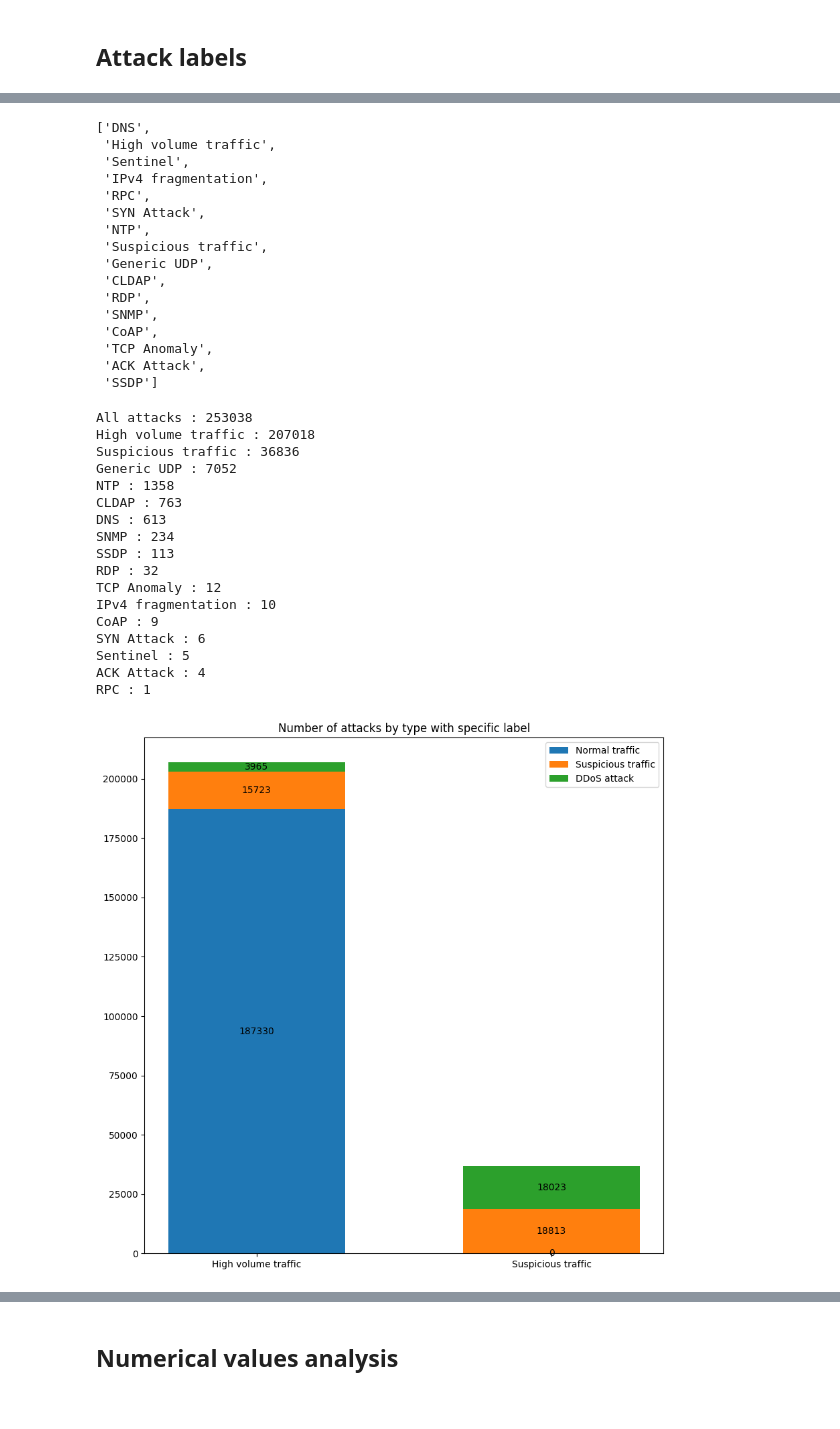
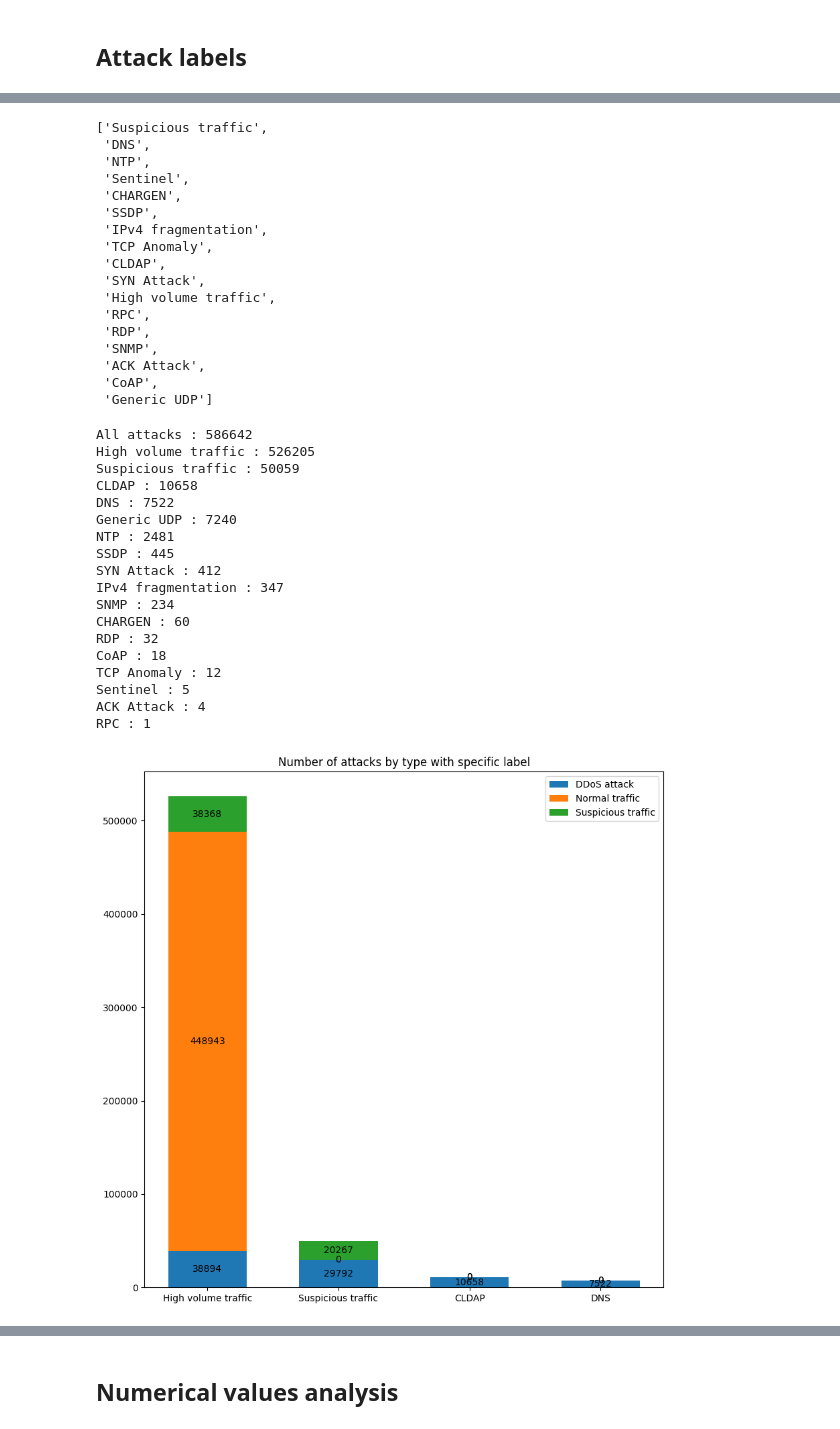
Before and after one commit to LordLokator/ADAML_24, a Jupyter notebook: ETA.ipynb, the cells around one changed output, grey strips where cells are left out. Saved outputs shown, nothing was run; the diff lists cells and outputs as text; code cells hidden in the pictures.

```diff
--- a/ETA.ipynb
+++ b/ETA.ipynb
@@ -39,7 +43,7 @@ vector_df.head()
 # %%
 # see how many records are in different classes
 value_counts = attack_df['Type'].value_counts()
-labels = value_counts.index
+labels = sorted(value_counts.index)
 print(value_counts)
 
 # Plot
@@ -48,6 +52,7 @@ plt.pie(value_counts.values, labels = value_counts.index,  autopct='%1.1f%%', co
 plt.axis('equal')
 plt.title("Distribution of Attack Types")
 
+plt.savefig('imgs/attack_df_type_dist.jpg', bbox_inches='tight')
 plt.show()
 # %% [output]
 Normal traffic        124137
@@ -409,6 +424,8 @@ vector_df.head()
 | 4 | 4 | 1 | sga10gq0 | IP_0002 | 4500 | High volume traffic | 0 | 59500 | ... |
 # %%
 # add labels to the dataset
+attack_df = pd.read_csv(attacks_path)
+vector_df = pd.read_csv(vectors_path)
 vector_df = pd.merge(vector_df, attack_df[['Attack ID', 'Type']], on='Attack ID', how='left')
 vector_df.head()
 # %% [output]
@@ -421,7 +438,7 @@ vector_df.head()
 # %%
 # see how many records are in different classes
 value_counts = vector_df['Type'].value_counts()
-labels = value_counts.index
+labels = sorted(value_counts.index)
 print(value_counts)
 
 # Plot
@@ -430,5 +447,7 @@ plt.pie(value_counts.values, labels = value_counts.index,  autopct='%1.1f%%', co
 plt.axis('equal')
 plt.title("Distribution of Attack Types")
 
+plt.savefig('imgs/vector_df_type_dist.jpg', bbox_inches='tight')
+
 plt.show()
 # %% [output]
@@ -473,22 +492,23 @@ for mixed_label in attack_labels_mixed:
 attack_labels = list(set(attack_labels))
 attack_labels
 # %% [output]
-['DNS',
+['Suspicious traffic',
+ 'DNS',
+ 'NTP',
+ 'Sentinel',
+ 'CHARGEN',
+ 'SSDP',
+ 'IPv4 fragmentation',
+ 'TCP Anomaly',
+ 'CLDAP',
+ 'SYN Attack',
  'High volume traffic',
- 'Sentinel',
- 'IPv4 fragmentation',
  'RPC',
- 'SYN Attack',
- 'NTP',
- 'Suspicious traffic',
- 'Generic UDP',
- 'CLDAP',
  'RDP',
  'SNMP',
+ 'ACK Attack',
  'CoAP',
- 'TCP Anomaly',
- 'ACK Attack',
- 'SSDP']
+ 'Generic UDP']
 # %%
 # count attacks for each label
 label_count = {}
@@ -505,57 +525,60 @@ label_count = dict(sorted(label_count.items(),key=lambda item: item[1], reverse
 for l, c in label_count.items():
   print(f"{l} : {c}")
 # %% [output]
-All attacks : 253038
-High volume traffic : 207018
-Suspicious traffic : 36836
-Generic UDP : 7052
-NTP : 1358
-CLDAP : 763
-DNS : 613
+All attacks : 586642
+High volume traffic : 526205
+Suspicious traffic : 50059
+CLDAP : 10658
+DNS : 7522
+Generic UDP : 7240
+NTP : 2481
+SSDP : 445
+SYN Attack : 412
+IPv4 fragmentation : 347
 SNMP : 234
-SSDP : 113
+CHARGEN : 60
 RDP : 32
+CoAP : 18
 TCP Anomaly : 12
-IPv4 fragmentation : 10
-CoAP : 9
-SYN Attack : 6
 Sentinel : 5
 ACK Attack : 4
 RPC : 1
 # %%
 # lets check the class distribution for each label
-# high volume and suspicious traffic are the most frequent lets check them seperately
+# high volume and suspicious traffic, CLDAP, DNS are the most frequent lets check them seperately
 
 # get the frequency of each class
-attack_labels_to_plot = ('High volume traffic', 'Suspicious traffic')
+attack_labels_to_plot = ('High volume traffic', 'Suspicious traffic', 'CLDAP', 'DNS')
 num_attacks_by_type = {label: [] for label in labels}
 
 for attack_label in attack_labels_to_plot:
   for k, _ in num_attacks_by_type.items():
     attack_label_df = vector_df[(vector_df['Attack code'].str.contains(attack_label, case=False))
                                 & (vector_df['Type'] == k)]
     num_attacks_by_type[k].append(len(attack_label_df))
 
 num_attacks_by_type
 
 # plot it on a barplot
 width = 0.6  # the width of the bars
 
 fig, ax = plt.subplots(figsize=(10,10))
 bottom = np.zeros(len(attack_labels_to_plot))
 
 for label, count in num_attacks_by_type.items():
     p = ax.bar(attack_labels_to_plot, count, width, label=label, bottom=bottom)
     bottom += count
 
     ax.bar_label(p, label_type='center')
 
 ax.set_title('Number of attacks by type with specific label')
 ax.legend()
 
+plt.savefig('imgs/vector_df_attack_label_big.jpg', bbox_inches='tight')
+
 plt.show()
 # %% [output]
-[figure, old version]
+[figure, new version]
 # %%
 # check for the other labels
 # lets check the class distribution for each label
```
Also changed, not shown: parts of 21 cells of this notebook.
